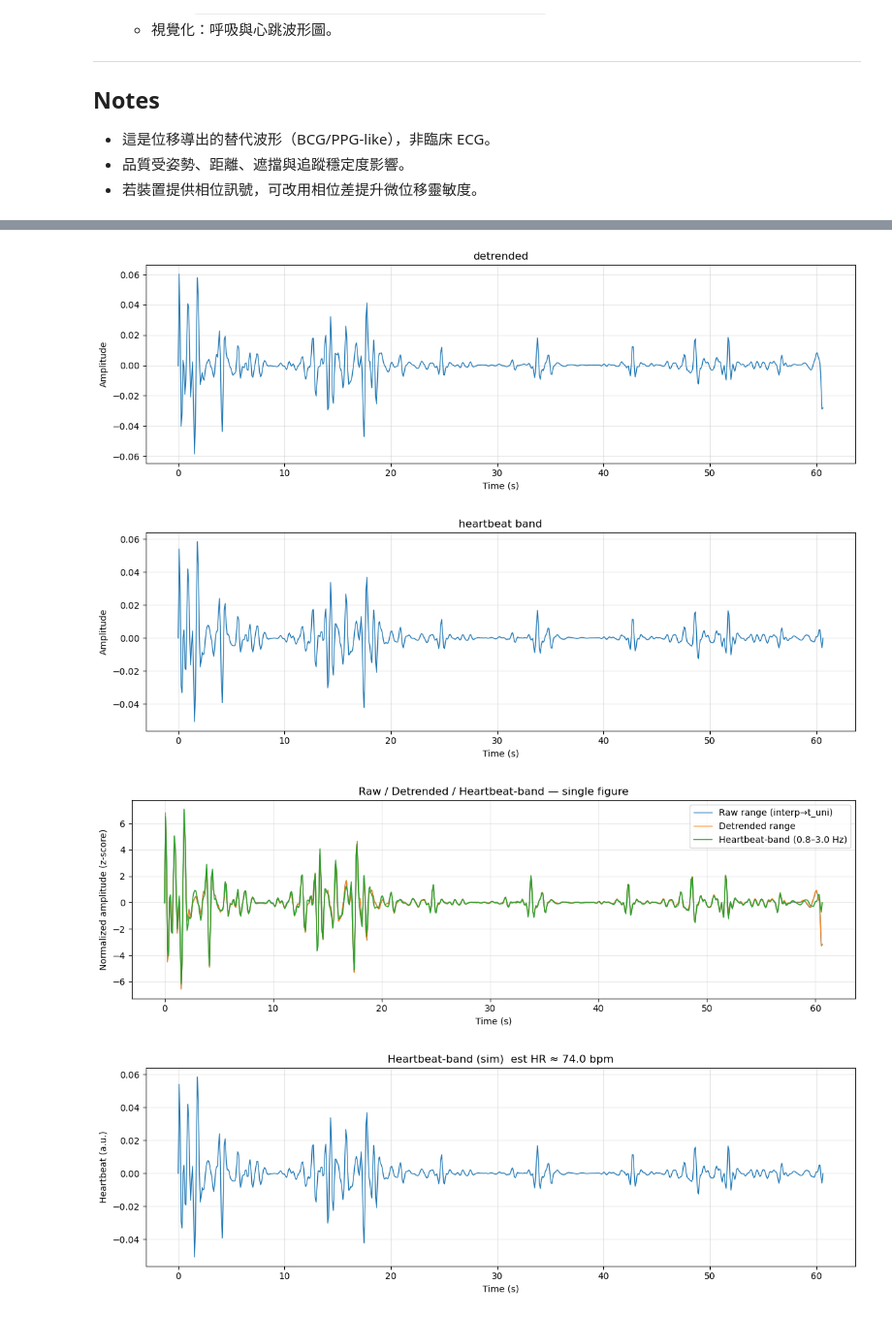
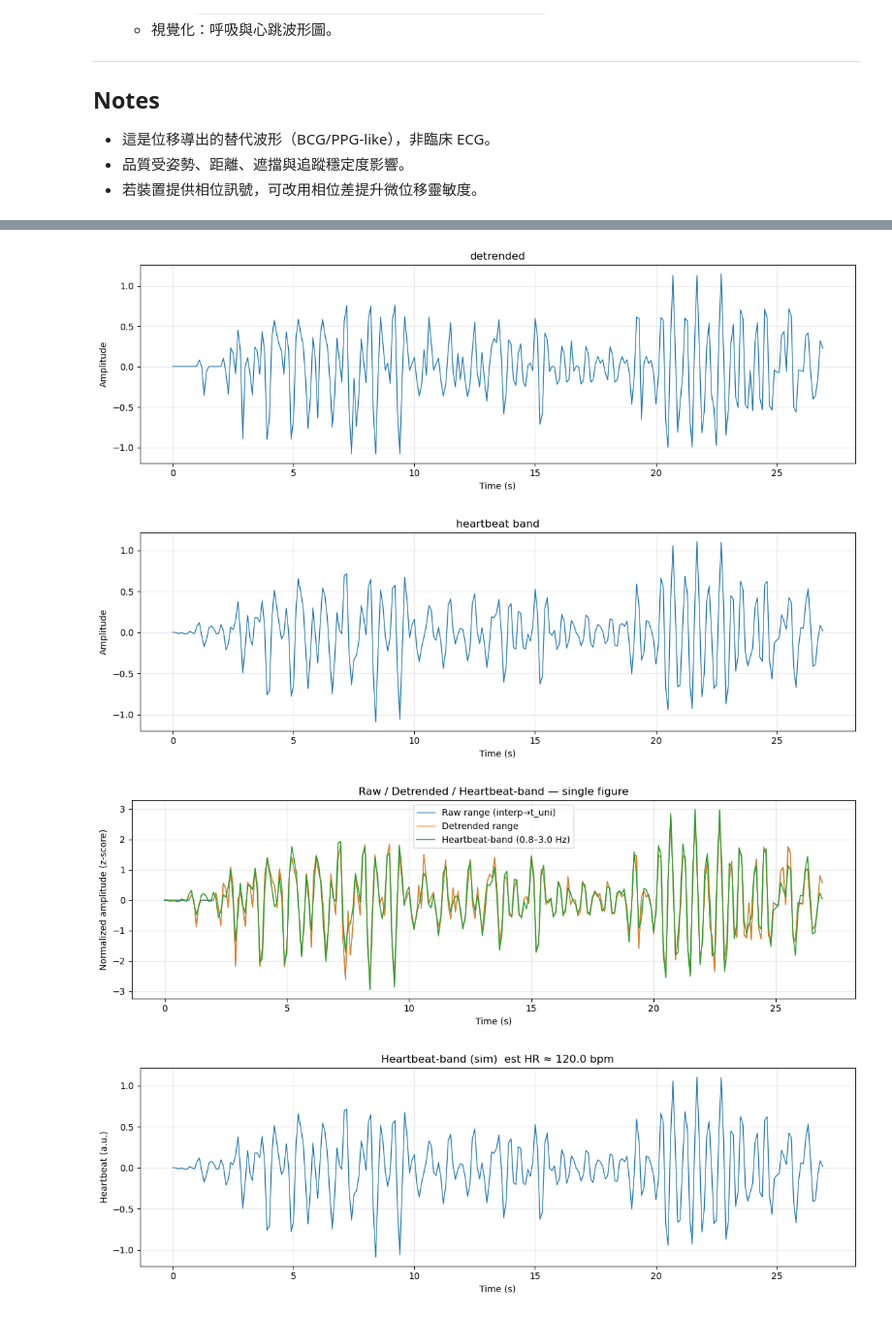
Before and after one commit to seannnnnn1017/radar-heartbeat-detection, a Jupyter notebook: 實驗區/test.ipynb, the cells around one changed output, grey strips where cells are left out. Shown at 97% size. Cells and saved outputs as stored; diff of their text form; code cells hidden in the pictures.

```diff
--- a/實驗區/test.ipynb
+++ b/實驗區/test.ipynb
@@ -343,7 +658,7 @@ def plot_waveforms_overlay(t_raw, r_raw, t_uni, r_detr, heart, outdir="outputs",
     plt.show()
 
 # Example usage:
-summary = process_vitals_folder(r"E:\重要文件\毫米波\radar-heartbeat-detection\實驗區\data\test", outdir="outputs")
+#summary = process_vitals_folder(r"E:\重要文件\毫米波\radar-heartbeat-detection\實驗區\data\sample_1", outdir="outputs")
 #
 # Or if you want to access the data:
 # df = summary['dataframe']
@@ -1065,7 +1329,7 @@ def plot_waveforms_overlay(t_raw, r_raw, t_uni, r_detr, heart, outdir="outputs",
     plt.savefig(os.path.join(outdir, "waveforms_overlay.png"), dpi=200)
     plt.show()
 # %%
-def process_simulated_summary(sim_summary, outdir="outputs", fs_hint=20.0):
+def process_simulated_summary(sim_summary, outdir="outputs", fs_hint=10.0):
     import os
     os.makedirs(outdir, exist_ok=True)
 
@@ -1122,7 +1386,7 @@ sim_summary2 = process_simulated_summary(summary, outdir="outputs")
-[figure, old version]
+[figure, new version]
-[figure, old version]
+[figure, new version]
-[figure, old version]
+[figure, new version]
-[figure, old version]
+[figure, new version]
 # %%
 """
 Spectrum Analysis Block - Run in another Notebook cell
```
Also changed, not shown: parts of 9 cells of this notebook, 47 other files.
